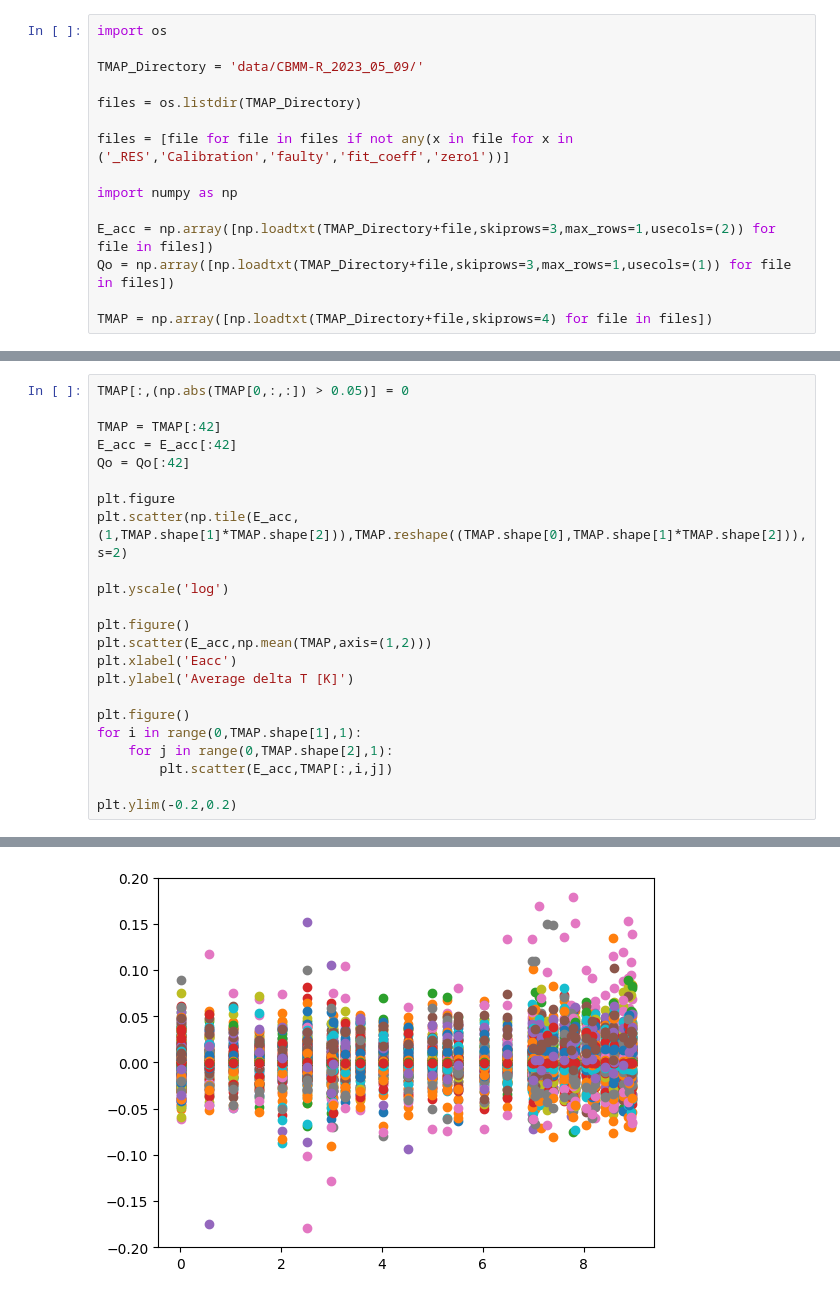
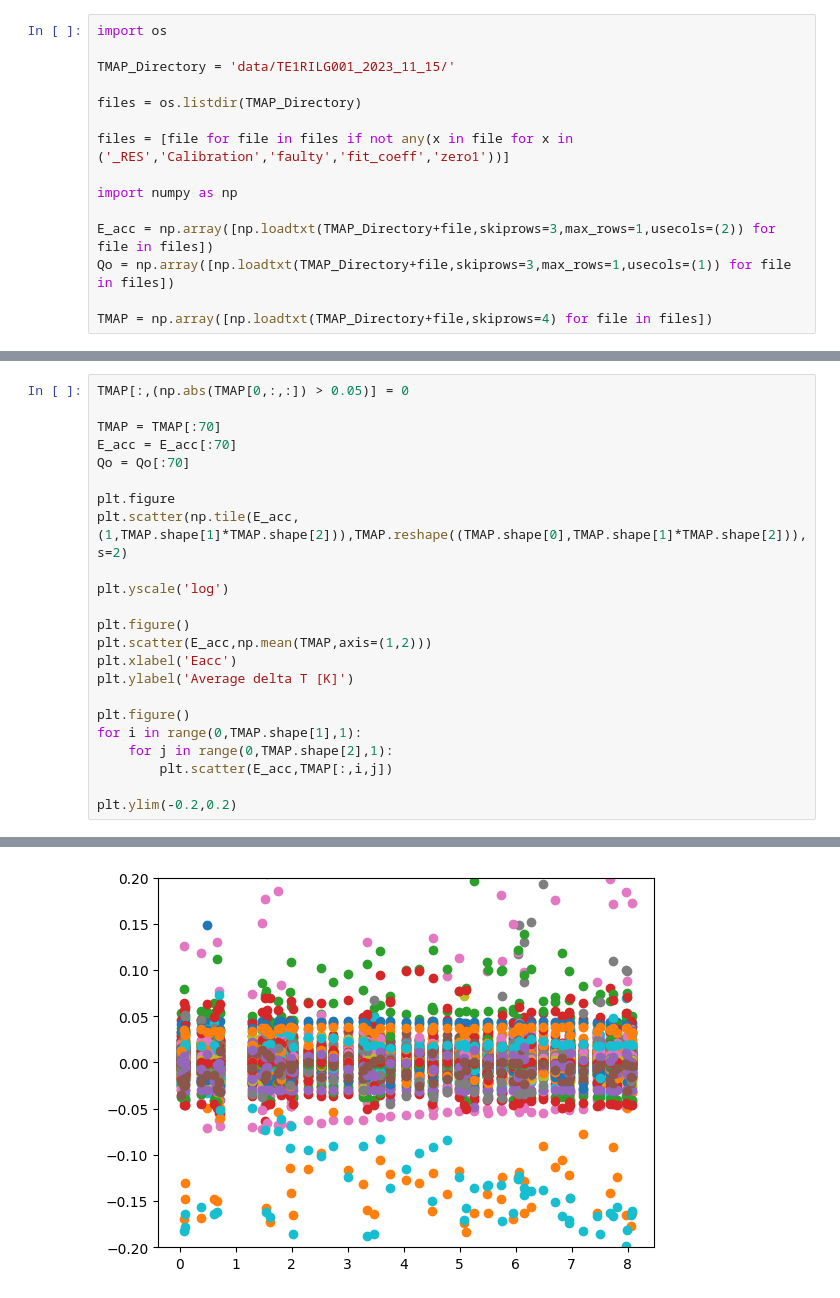
Before and after one commit to EricViklund/tmap, a Jupyter notebook: main.ipynb, the cells around one changed output, grey strips where cells are left out. Drawn from its saved outputs; the diff is of its cells as text.

```diff
--- a/main.ipynb
+++ b/main.ipynb
@@ -1,7 +1,7 @@
 # %%
 import os
 
-TMAP_Directory = 'data/CBMM-R_2023_05_09/'
+TMAP_Directory = 'data/TE1RILG001_2023_11_15/'
 
 files = os.listdir(TMAP_Directory)
 
@@ -41,9 +39,9 @@ fig.tight_layout()
 # %%
 TMAP[:,(np.abs(TMAP[0,:,:]) > 0.05)] = 0
 
-TMAP = TMAP[:42]
-E_acc = E_acc[:42]
-Qo = Qo[:42]
+TMAP = TMAP[:70]
+E_acc = E_acc[:70]
+Qo = Qo[:70]
 
 plt.figure
 plt.scatter(np.tile(E_acc,(1,TMAP.shape[1]*TMAP.shape[2])),TMAP.reshape((TMAP.shape[0],TMAP.shape[1]*TMAP.shape[2])),s=2)
@@ -68,4 +66,4 @@ plt.ylim(-0.2,0.2)
-[figure, old version]
+[figure, new version]
 # %%
 import matplotlib.pyplot as plt
 import numpy as np
```
Also changed, not shown: parts of 4 cells of this notebook, 2 other files.
